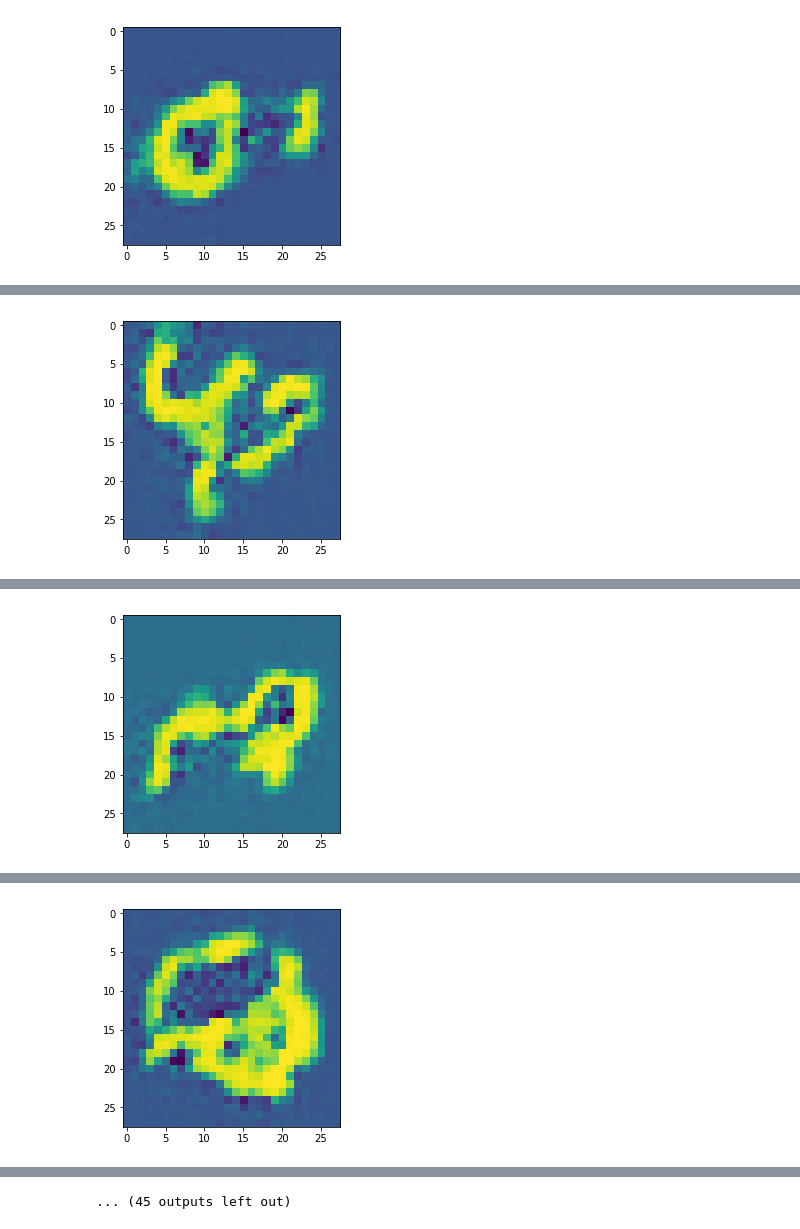
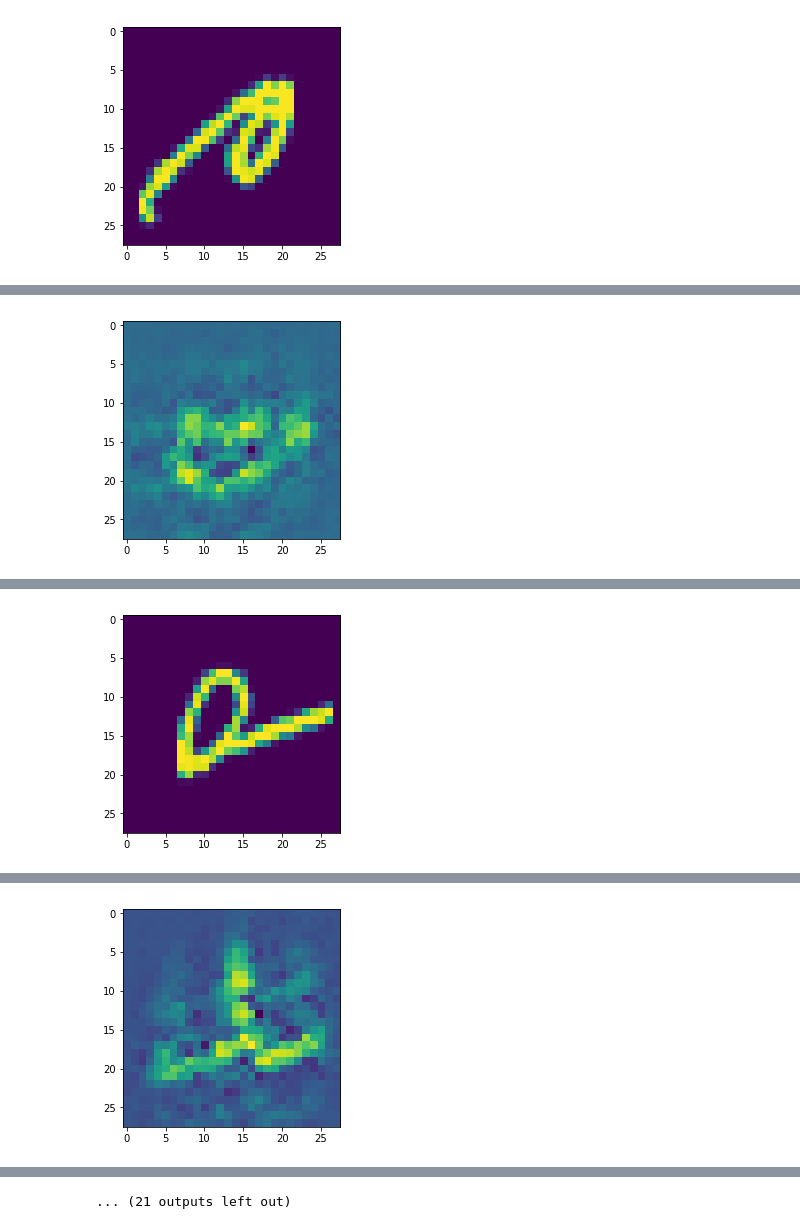
Before and after one commit to xmaayy/MGAN, a Jupyter notebook: MGAN.ipynb, the cells around one changed output, grey strips where cells are left out. Cells and saved outputs as stored; diff of their text form; code cells hidden in the pictures.

```diff
--- a/MGAN.ipynb
+++ b/MGAN.ipynb
@@ -56,19 +68,20 @@ into a binary calssification of wether or not this image came from the training
 '''
 def discriminator(inp_img, reuse = False):
     alpha = 0.2
+    NUM_FILTERS = 32
     with tf.variable_scope('discriminator', reuse=reuse):
         #We need to take the input image and decompose it into its filters
-        stage_01 = tf.layers.conv2d(inp_img, 32, 8, strides = (2,2), padding = 'SAME')
+        stage_01 = tf.layers.conv2d(inp_img, NUM_FILTERS, 8, strides = (2,2), padding = 'SAME')
         norm1 = tf.layers.batch_normalization(stage_01)
         lrel1 = tf.maximum(alpha*norm1, norm1)
 
         #Then again...
-        stage_02 = tf.layers.conv2d(lrel1, 64, 4, strides = (2,2), padding = 'SAME')
+        stage_02 = tf.layers.conv2d(lrel1, NUM_FILTERS*2, 4, strides = (2,2), padding = 'SAME')
         norm2 = tf.layers.batch_normalization(stage_02)
         lrel2 = tf.maximum(alpha*norm2,norm2)
 
         #Now we finally flatten it and get the classification
-        flat = tf.reshape(lrel2, (-1,64*4*4))
+        flat = tf.reshape(lrel2, (-1,64*4*4), name="Flatten")
         activated = tf.tanh(flat)
 
         #Dense fully connected
@@ -167,5 +183,5 @@ def net_opt(cop_loss, gen_loss, learning_rate, beta1):
 # %%
-def show_generator_output(sess, n_images, input_z, out_channel_dim):
+def show_generator_output(sess, n_images, input_z, out_channel_dim, example):
     """
     Show example output for the generator
     """
@@ -174,7 +190,18 @@ def show_generator_output(sess, n_images, input_z, out_channel_dim):
     samples = sess.run(
         generator(input_z, out_channel_dim, False),
         feed_dict={input_z: example_z})
+
+    # This outputs example images to show training progress
+    # The transpose is because it seems like the network or the record
+    # has stored the images sideways and I find it nicer to see it correctly displayed
     imarr = np.array(samples)
-    imarr = np.resize(imarr,(28,28))
+    imarr = np.resize(np.transpose(imarr),(28,28))
+    exarr = np.array(example)
+    exarr = np.resize(np.transpose(exarr), (28,28))
+
+    print("Network generated image...")
     plt.imshow(imarr)
     plt.show()
+    print("Example image from dataset...")
+    plt.imshow(exarr)
+    plt.show()
@@ -181,27 +210,32 @@ def show_generator_output(sess, n_images, input_z, out_channel_dim):
 # %%
 
-
+# Run all those functions
 input_real, input_z, _ = model_inputs(shape[1], shape[2], shape[3], z_dim)
 d_loss, g_loss = net_loss(input_real, input_z, shape[3])
 d_opt, g_opt = net_opt(d_loss, g_loss, learning_rate, beta1)
 
-
+# Get the session and do the required initialization operations
 sess = tf.Session()
 init = tf.global_variables_initializer()
 sess.run(init)
 tf.train.start_queue_runners(sess=sess)
+
+# Do the actual training of the network
+# Takes a batch, turns it into NP arrays and feeds it through.
+# It will also output an example of its current learning every so often so I can see
+# how much I've failed to teach this damn network to do anything other than generate noise
 num_steps = int(num_examples/batch_size)
 for epoch_i in range(epochs):
     for step in range(1, num_steps):
 
         #Get a batch
         labels, images = sess.run([labels_batch, images_batch])
-        batch_z = np.random.uniform(-1, 1, size=(batch_size, z_dim))
+        batch_z = np.random.normal(-1, 1, size=(batch_size, z_dim))
 
         _ = sess.run(d_opt, feed_dict={input_real: images, input_z: batch_z})
         _ = sess.run(g_opt, feed_dict={input_real: images, input_z: batch_z})
 
-        if step % (1500) == 0:
+        if step % (500) == 0:
             #Get a batch
             labels, images = sess.run([labels_batch, images_batch])
             # At the end of every 10 epochs, get the losses and print them out
@@ -213,5 +247,5 @@ for epoch_i in range(epochs):
                   "Discriminator Loss: {:.4f}...".format(train_loss_d),
                   "Generator Loss: {:.4f}".format(train_loss_g))
 
-            _ = show_generator_output(sess, 1, input_z, shape[3])
+            _ = show_generator_output(sess, 1, input_z, shape[3], images[0])
 # %% [output]
@@ -221 +256 @@ Epoch 1/20... Discriminator Loss: 1.0373... Generator Loss: 1.3139
-[figure, old version]
+[figure, new version]
@@ -223 +259 @@ Epoch 1/20... Discriminator Loss: 0.7193... Generator Loss: 1.7074
-[figure, old version]
+[figure, new version]
@@ -225 +261 @@ Epoch 1/20... Discriminator Loss: 0.7029... Generator Loss: 1.9195
-[figure, old version]
+[figure, new version]
@@ -227 +264 @@ Epoch 2/20... Discriminator Loss: 0.5293... Generator Loss: 2.5725
-[figure, old version]
+[figure, new version]
@@ -230 +267 @@ Epoch 2/20... Discriminator Loss: 0.5611... Generator Loss: 2.3629
-... (45 outputs left out)
+... (21 outputs left out)
```
Also changed, not shown: parts of 8 cells of this notebook, 5 other files.
